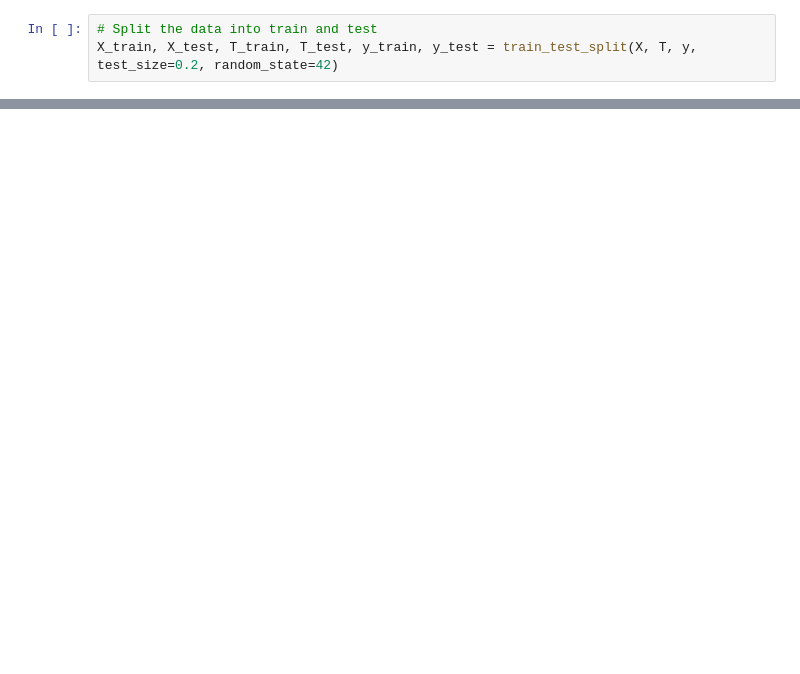
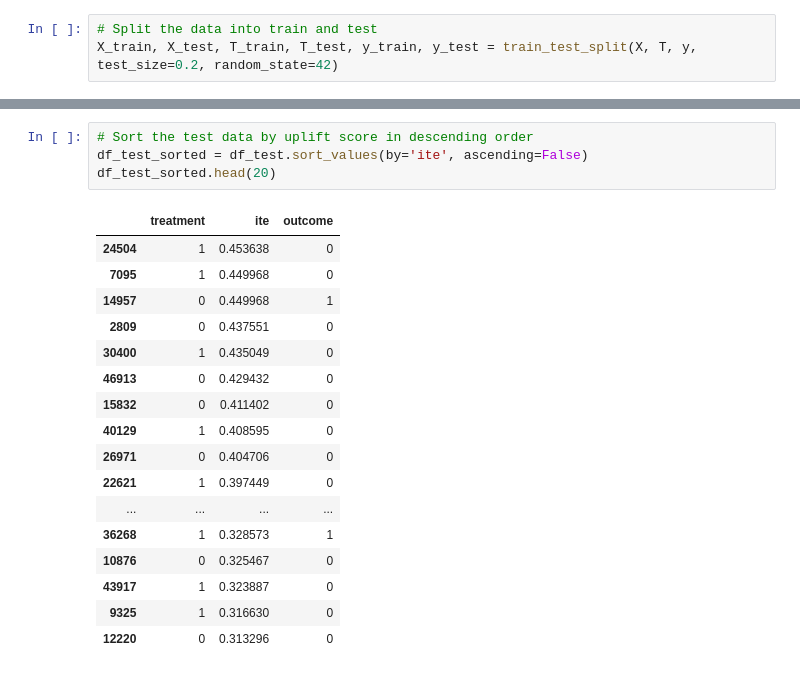
Before and after one commit to LingyiKong353/ML-Projects, a Jupyter notebook: Causal-Inference-In-Marketing/Causal Inference In Marketing.ipynb, the cells around one changed output, grey strips where cells are left out. Drawn from its saved outputs; the diff is of its cells as text; blank space fills up the shorter version.

```diff
--- a/Causal-Inference-In-Marketing/Causal Inference In Marketing.ipynb
+++ b/Causal-Inference-In-Marketing/Causal Inference In Marketing.ipynb
@@ -78,0 +88,22 @@ AUC for T-Learner uplift model: 0.50
+# %%
+# Sort the test data by uplift score in descending order
+df_test_sorted = df_test.sort_values(by='ite', ascending=False)
+df_test_sorted.head(20)
+# %% [output]
+|  | treatment | ite | outcome |
+| 24504 | 1 | 0.453638 | 0 |
+| 7095 | 1 | 0.449968 | 0 |
+| 14957 | 0 | 0.449968 | 1 |
+| 2809 | 0 | 0.437551 | 0 |
+| 30400 | 1 | 0.435049 | 0 |
+| 46913 | 0 | 0.429432 | 0 |
+| 15832 | 0 | 0.411402 | 0 |
+| 40129 | 1 | 0.408595 | 0 |
+| 26971 | 0 | 0.404706 | 0 |
+| 22621 | 1 | 0.397449 | 0 |
+| ... | ... | ... | ... |
+| 36268 | 1 | 0.328573 | 1 |
+| 10876 | 0 | 0.325467 | 0 |
+| 43917 | 1 | 0.323887 | 0 |
+| 9325 | 1 | 0.316630 | 0 |
+| 12220 | 0 | 0.313296 | 0 |
```
Also changed, not shown: parts of 24 cells of this notebook.
